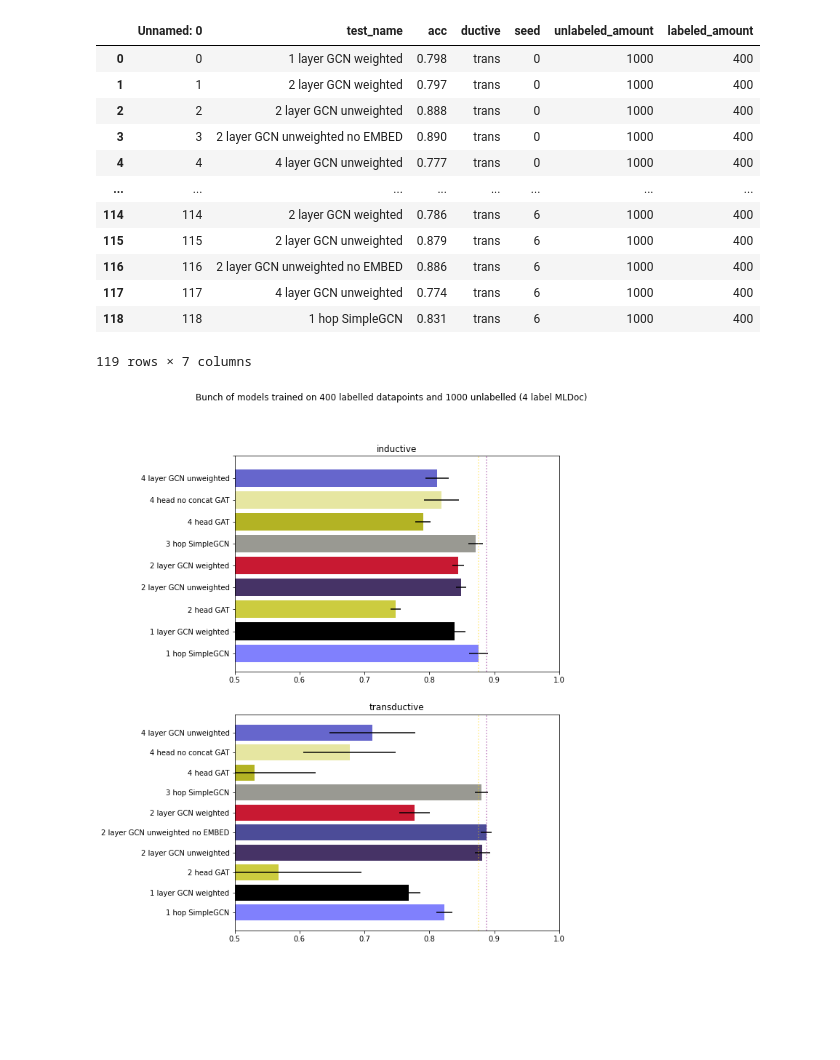
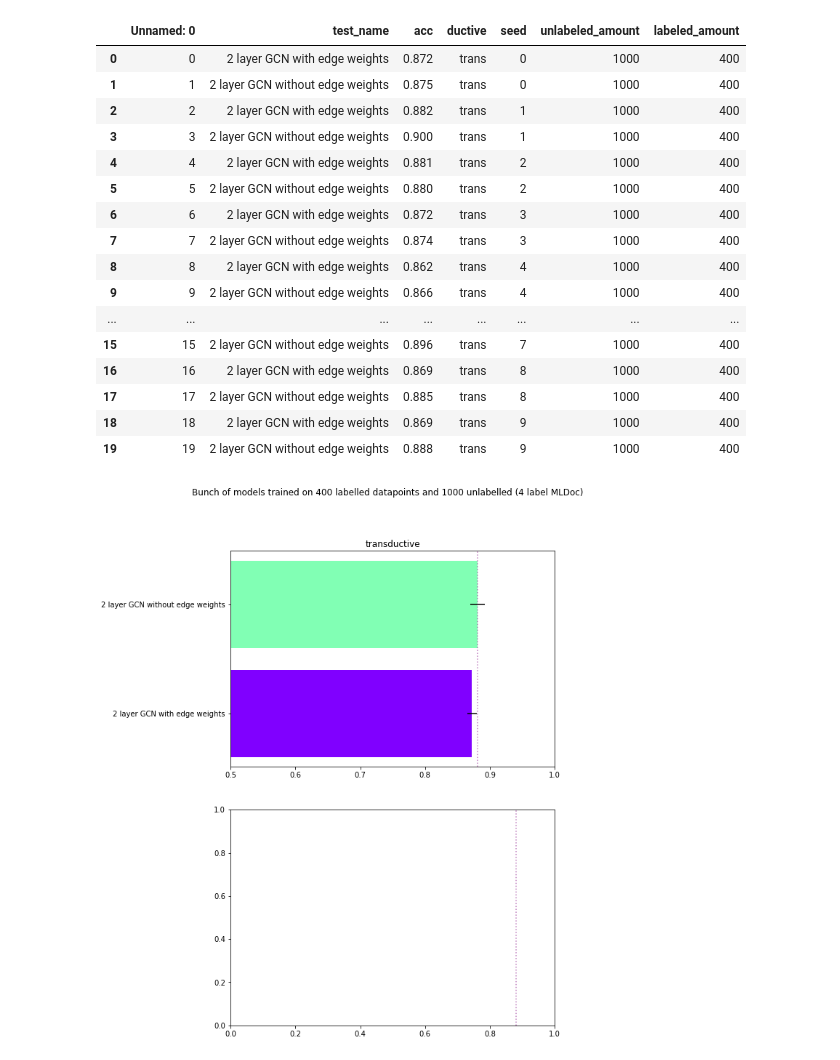
Before and after one commit to Linkerbrain/TextGNNs, a Jupyter notebook: results/visualization/Vertical.ipynb, the cells around one changed output. Cells and saved outputs as stored; diff of their text form; code cells hidden in the pictures; blank space fills up the shorter version.

```diff
--- a/results/visualization/Vertical.ipynb
+++ b/results/visualization/Vertical.ipynb
@@ -2,19 +2,23 @@
 import pandas as pd
 import matplotlib.pyplot as plt
 # %%
-df = pd.read_csv("../reuters_lowresource_bunch_of_models.csv")
+df = pd.read_csv("../edgeweights_2.csv")
 df
 # %% [output]
 |  | Unnamed: 0 | test_name | acc | ductive | seed | unlabeled_amount | labeled_amount |
-| 0 | 0 | 1 layer GCN weighted | 0.798 | trans | 0 | 1000 | 400 |
-| 1 | 1 | 2 layer GCN weighted | 0.797 | trans | 0 | 1000 | 400 |
-| 2 | 2 | 2 layer GCN unweighted | 0.888 | trans | 0 | 1000 | 400 |
-| 3 | 3 | 2 layer GCN unweighted no EMBED | 0.890 | trans | 0 | 1000 | 400 |
-| 4 | 4 | 4 layer GCN unweighted | 0.777 | trans | 0 | 1000 | 400 |
+| 0 | 0 | 2 layer GCN with edge weights | 0.872 | trans | 0 | 1000 | 400 |
+| 1 | 1 | 2 layer GCN without edge weights | 0.875 | trans | 0 | 1000 | 400 |
+| 2 | 2 | 2 layer GCN with edge weights | 0.882 | trans | 1 | 1000 | 400 |
+| 3 | 3 | 2 layer GCN without edge weights | 0.900 | trans | 1 | 1000 | 400 |
+| 4 | 4 | 2 layer GCN with edge weights | 0.881 | trans | 2 | 1000 | 400 |
+| 5 | 5 | 2 layer GCN without edge weights | 0.880 | trans | 2 | 1000 | 400 |
+| 6 | 6 | 2 layer GCN with edge weights | 0.872 | trans | 3 | 1000 | 400 |
+| 7 | 7 | 2 layer GCN without edge weights | 0.874 | trans | 3 | 1000 | 400 |
+| 8 | 8 | 2 layer GCN with edge weights | 0.862 | trans | 4 | 1000 | 400 |
+| 9 | 9 | 2 layer GCN without edge weights | 0.866 | trans | 4 | 1000 | 400 |
 | ... | ... | ... | ... | ... | ... | ... | ... |
-| 114 | 114 | 2 layer GCN weighted | 0.786 | trans | 6 | 1000 | 400 |
-| 115 | 115 | 2 layer GCN unweighted | 0.879 | trans | 6 | 1000 | 400 |
-| 116 | 116 | 2 layer GCN unweighted no EMBED | 0.886 | trans | 6 | 1000 | 400 |
-| 117 | 117 | 4 layer GCN unweighted | 0.774 | trans | 6 | 1000 | 400 |
-| 118 | 118 | 1 hop SimpleGCN | 0.831 | trans | 6 | 1000 | 400 |
+| 15 | 15 | 2 layer GCN without edge weights | 0.896 | trans | 7 | 1000 | 400 |
+| 16 | 16 | 2 layer GCN with edge weights | 0.869 | trans | 8 | 1000 | 400 |
+| 17 | 17 | 2 layer GCN without edge weights | 0.885 | trans | 8 | 1000 | 400 |
+| 18 | 18 | 2 layer GCN with edge weights | 0.869 | trans | 9 | 1000 | 400 |
+| 19 | 19 | 2 layer GCN without edge weights | 0.888 | trans | 9 | 1000 | 400 |
-119 rows × 7 columns
@@ -21,32 +28,32 @@ df
 # %%
 from matplotlib import cm
 model_count = len(df["test_name"].unique())
-cmap = cm.get_cmap('gist_stern')
+cmap = cm.get_cmap('rainbow')
 color_mapping = {model : cmap(i/model_count) for i, model in enumerate(df["test_name"].unique())}
 # %%
 fig, axes = plt.subplots(2, figsize=(8, 12))
 
 fig.suptitle("Bunch of models trained on 400 labelled datapoints and 1000 unlabelled (4 label MLDoc)")
 
 for i, (ductive, i_df) in enumerate(df.groupby("ductive")):
     axes[i].set_title(ductive+"ductive")
 
     names = []
     means = []
     for j, (name, j_df) in enumerate(i_df.groupby("test_name")):
         mean = j_df["acc"].mean()
         std = j_df["acc"].std()
         axes[i].barh(y=j, width=mean, xerr=std, color=color_mapping[name])
         names.append(name)
 
         means.append(mean)
 
-    axes[i].set_yticks(range(model_count))
+    axes[i].set_yticks(range(len(names)))
     axes[i].set_yticklabels(names)
     axes[i].set_xlim((0.5, 1))
 
     line_color = "gold" if ductive == "in" else "purple"
     axes[0].axvline(max(means), linestyle=":", alpha=0.5, color=line_color)
     axes[1].axvline(max(means), linestyle=":", alpha=0.5, color=line_color)
 # %% [output]
-[figure, old version]
+[figure, new version]
```
Also changed, not shown: parts of 1 cell of this notebook, 20 other files.
